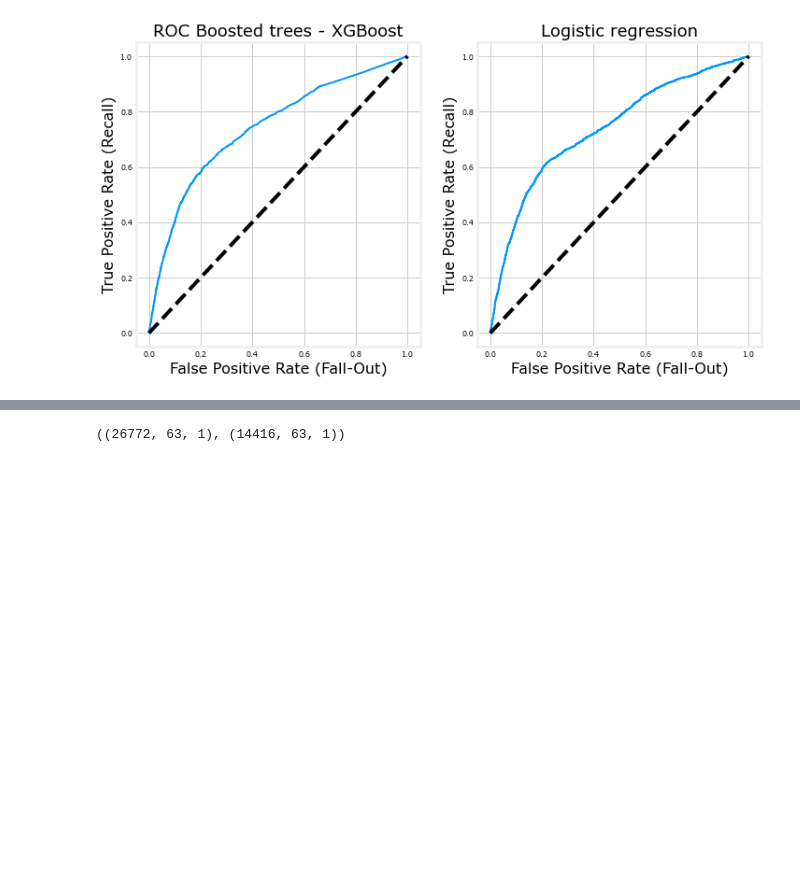
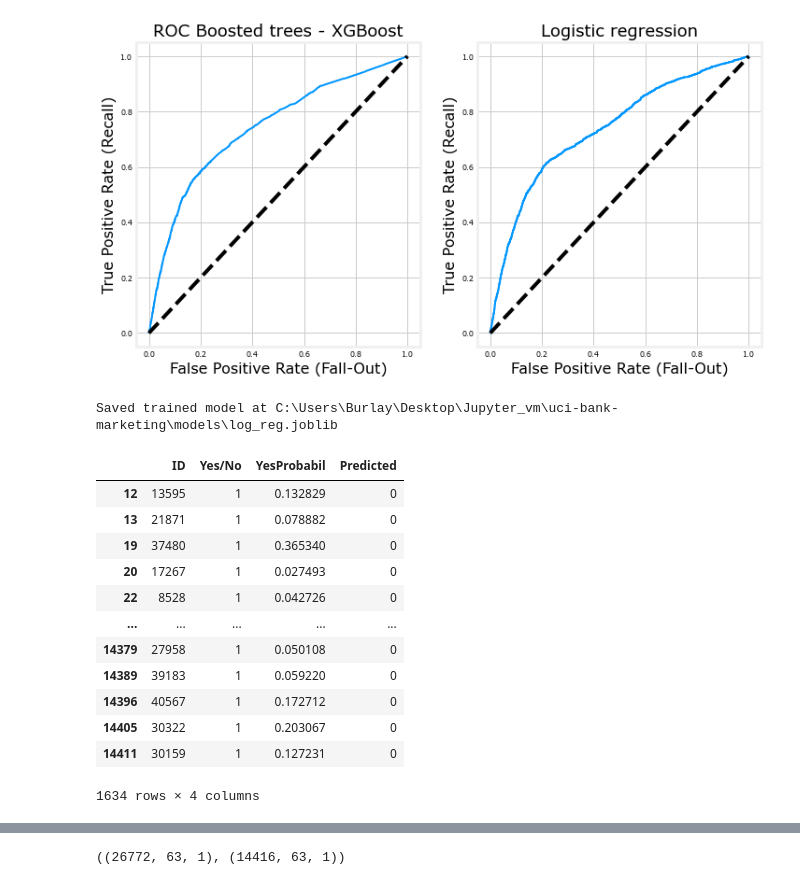
Before and after one commit to vburlay/UCI-Bank-Marketing, a Jupyter notebook: Jupyter Notebook.ipynb, the cells around one changed output, grey strips where cells are left out. Cells and saved outputs as stored; diff of their text form; code cells hidden in the pictures; blank space fills up the shorter version.

```diff
--- a/Jupyter Notebook.ipynb
+++ b/Jupyter Notebook.ipynb
@@ -48,0 +53,3 @@ from lib.cnn_keras import build_model, k_fold
+# %%
+path_lr = os.getcwd() + '\models\log_reg.joblib'
+path_xgb = os.getcwd() + '\models\log_xgb.joblib'
@@ -197,3 +230,27 @@ fpr_xgb, tpr_xgb, thresholds_xgb = roc_curve(y_test, y_probas_xgb[:,1])
 plot_roc_lr_xgb(fpr_xgb, tpr_xgb, fpr_lr, tpr_lr)
 # %% [output]
 [figure]
+# %%
+if not os.path.isfile(path_lr):
+    dump(log_reg, path_lr)
+    print('Saved trained model at %s ' % path_lr)
+# %% [output]
+Saved trained model at C:\Users\Burlay\Desktop\Jupyter_vm\uci-bank-marketing\models\log_reg.joblib
+# %%
+log_reg = load(path_lr)
+y_lr_pred = probability(X_test_reduced, y_test,log_reg)
+y_lr_pred[y_lr_pred['Yes/No'] > 0]
+# %% [output]
+|  | ID | Yes/No | YesProbabil | Predicted |
+| 12 | 13595 | 1 | 0.132829 | 0 |
+| 13 | 21871 | 1 | 0.078882 | 0 |
+| 19 | 37480 | 1 | 0.365340 | 0 |
+| 20 | 17267 | 1 | 0.027493 | 0 |
+| 22 | 8528 | 1 | 0.042726 | 0 |
+| ... | ... | ... | ... | ... |
+| 14379 | 27958 | 1 | 0.050108 | 0 |
+| 14389 | 39183 | 1 | 0.059220 | 0 |
+| 14396 | 40567 | 1 | 0.172712 | 0 |
+| 14405 | 30322 | 1 | 0.203067 | 0 |
+| 14411 | 30159 | 1 | 0.127231 | 0 |
+1634 rows × 4 columns
```
Also changed, not shown: parts of 31 cells of this notebook, 7 other files.
